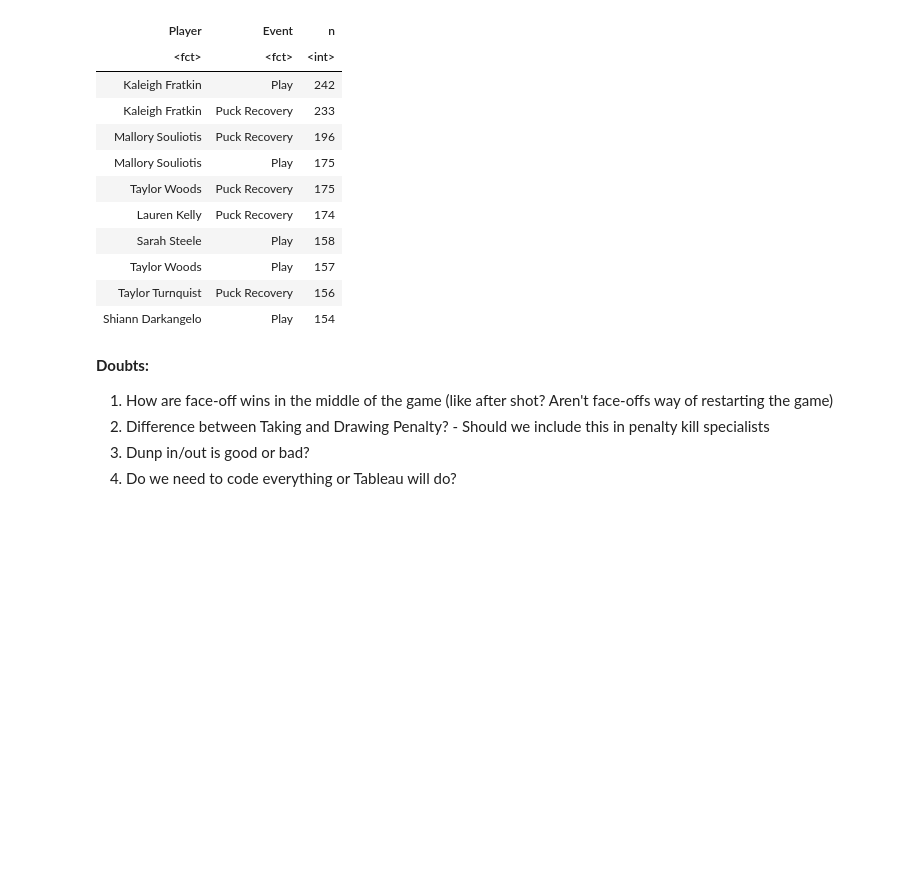
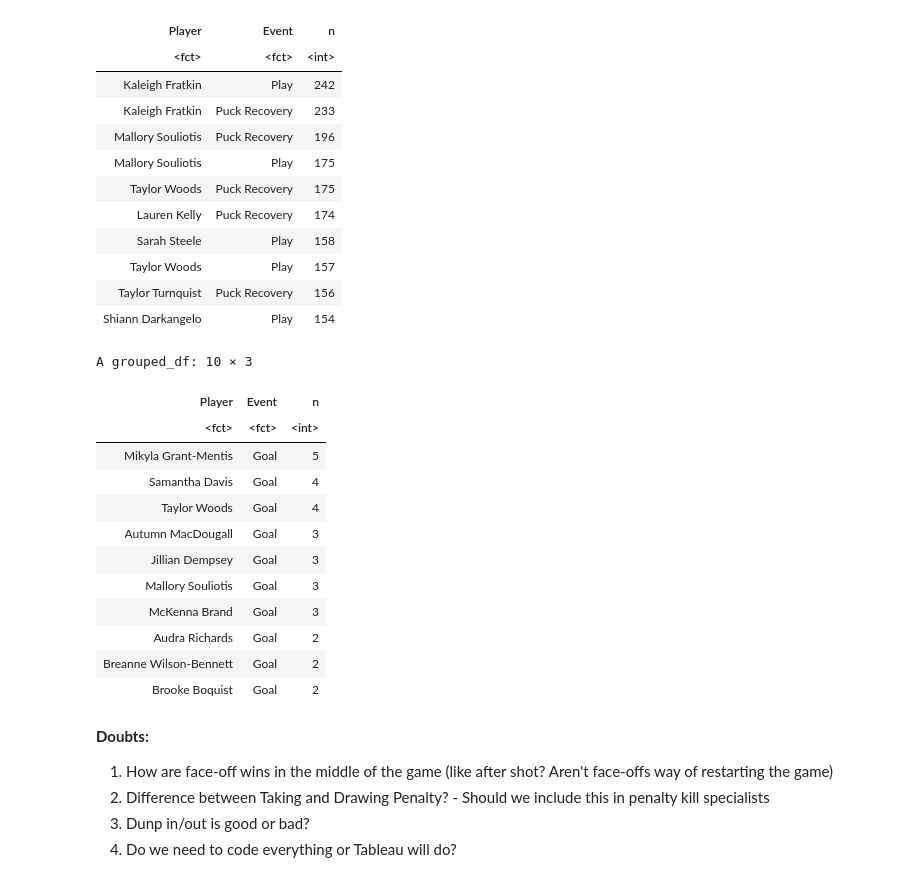
Before and after one commit to Harithap13/Rotman-Summer-NHWL-Datathon, a Jupyter notebook: rsd-nhwl-understanding-data.ipynb, the cells around one changed output. Saved outputs shown, nothing was run; the diff lists cells and outputs as text; code cells hidden in the pictures; blank space fills up the shorter version.

```diff
--- a/rsd-nhwl-understanding-data.ipynb
+++ b/rsd-nhwl-understanding-data.ipynb
@@ -366,6 +366,26 @@ A grouped_df: 10 × 3
 | Taylor Woods | Play | 157 |
 | Taylor Turnquist | Puck Recovery | 156 |
 | Shiann Darkangelo | Play | 154 |
+# %%
+# Goalers
+
+head(goal_df %>%
+    group_by(Player) %>%
+    count(Event, sort=TRUE), 10)
+# %% [output]
+A grouped_df: 10 × 3
+| Player | Event | n |
+| <fct> | <fct> | <int> |
+| Mikyla Grant-Mentis | Goal | 5 |
+| Samantha Davis | Goal | 4 |
+| Taylor Woods | Goal | 4 |
+| Autumn MacDougall | Goal | 3 |
+| Jillian Dempsey | Goal | 3 |
+| Mallory Souliotis | Goal | 3 |
+| McKenna Brand | Goal | 3 |
+| Audra Richards | Goal | 2 |
+| Breanne Wilson-Bennett | Goal | 2 |
+| Brooke Boquist | Goal | 2 |
 # %% [markdown]
 **Doubts:**
 
```
Also changed, not shown: parts of 1 cell of this notebook.
